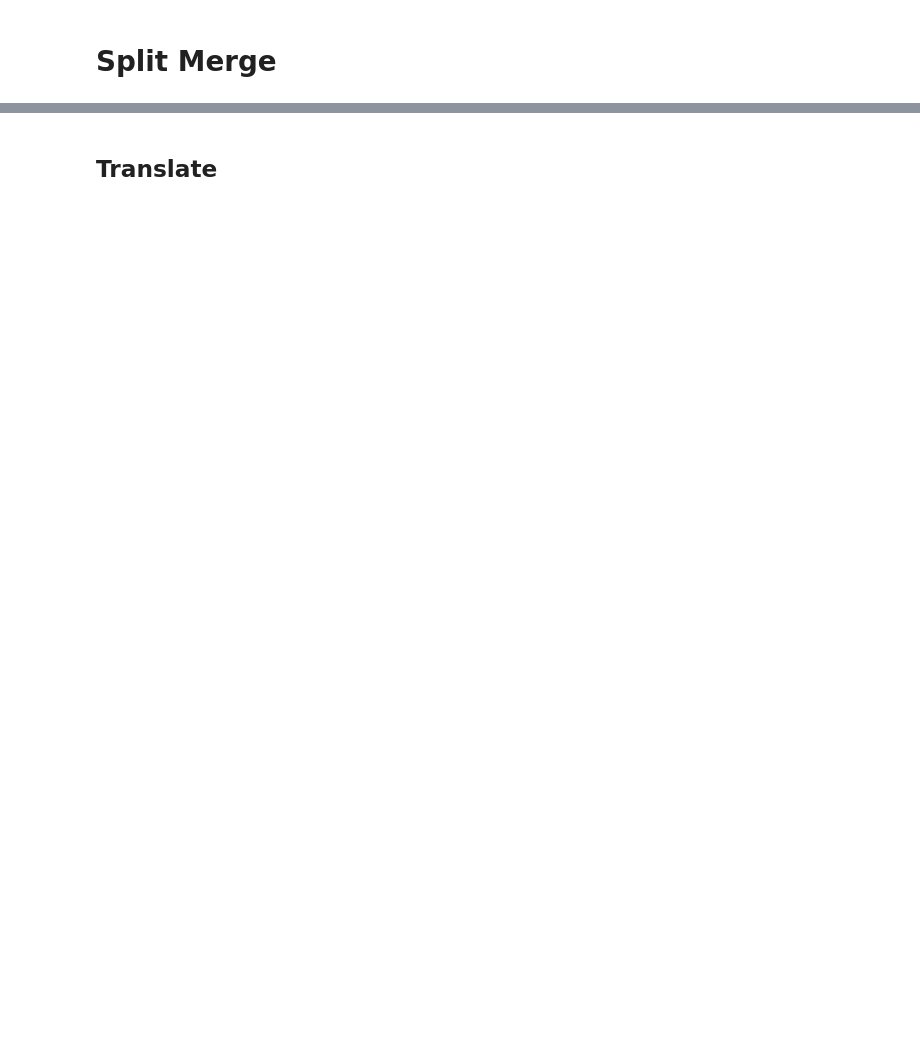
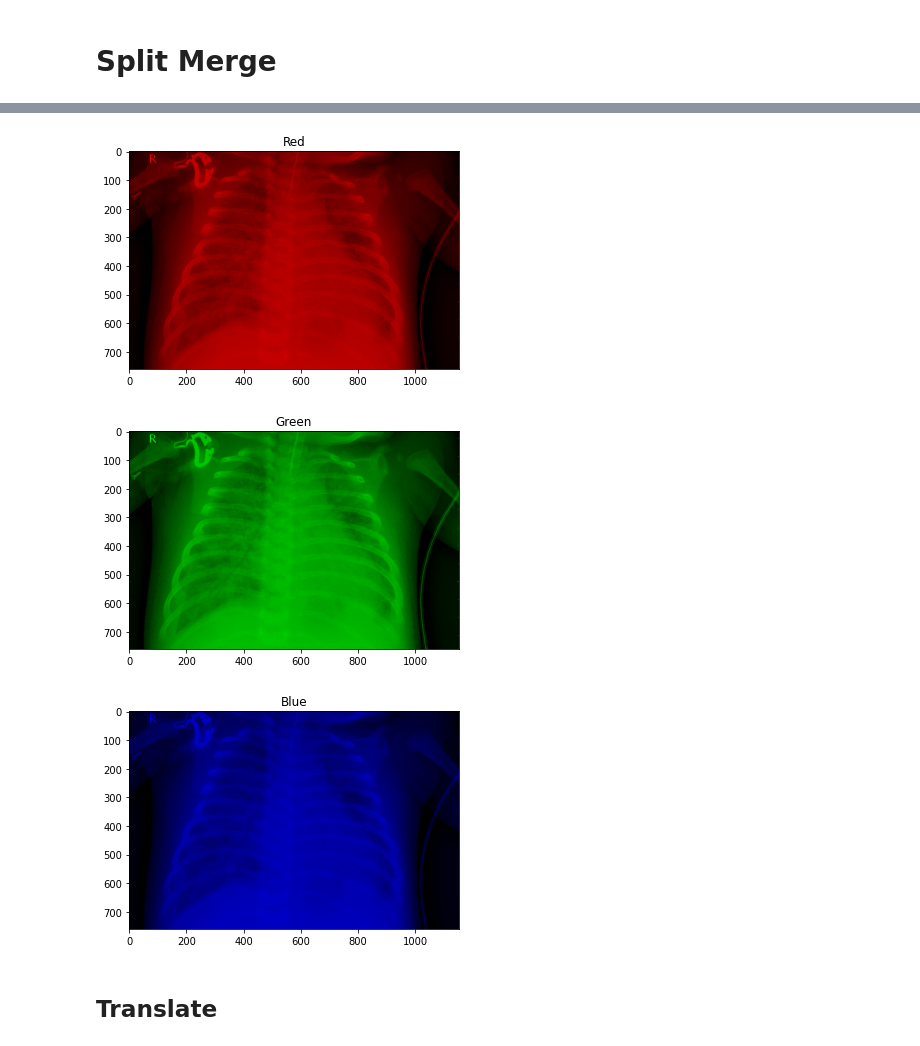
Before and after one commit to wpwwahyu/TKC_FinalProject, a Jupyter notebook: OpenCV.ipynb, the cells around one changed output, grey strips where cells are left out. Drawn from its saved outputs; the diff is of its cells as text; code cells hidden in the pictures; blank space fills up the shorter version.

```diff
--- a/OpenCV.ipynb
+++ b/OpenCV.ipynb
@@ -438,2 +488,12 @@ plt_imshow("Rotated Without Cropping", rotated)
+# %%
+# visualize each channel in color
+zeros = np.zeros(image.shape[:2], dtype="uint8")
+plt_imshow("Red", cv2.merge([zeros, zeros, R]))
+plt_imshow("Green", cv2.merge([zeros, G, zeros]))
+plt_imshow("Blue", cv2.merge([B, zeros, zeros]))
+# %% [output]
+[figure, added]
+[figure, added]
+[figure, added]
 # %% [markdown]
 ## Translate
```
Also changed, not shown: parts of 17 cells of this notebook.
